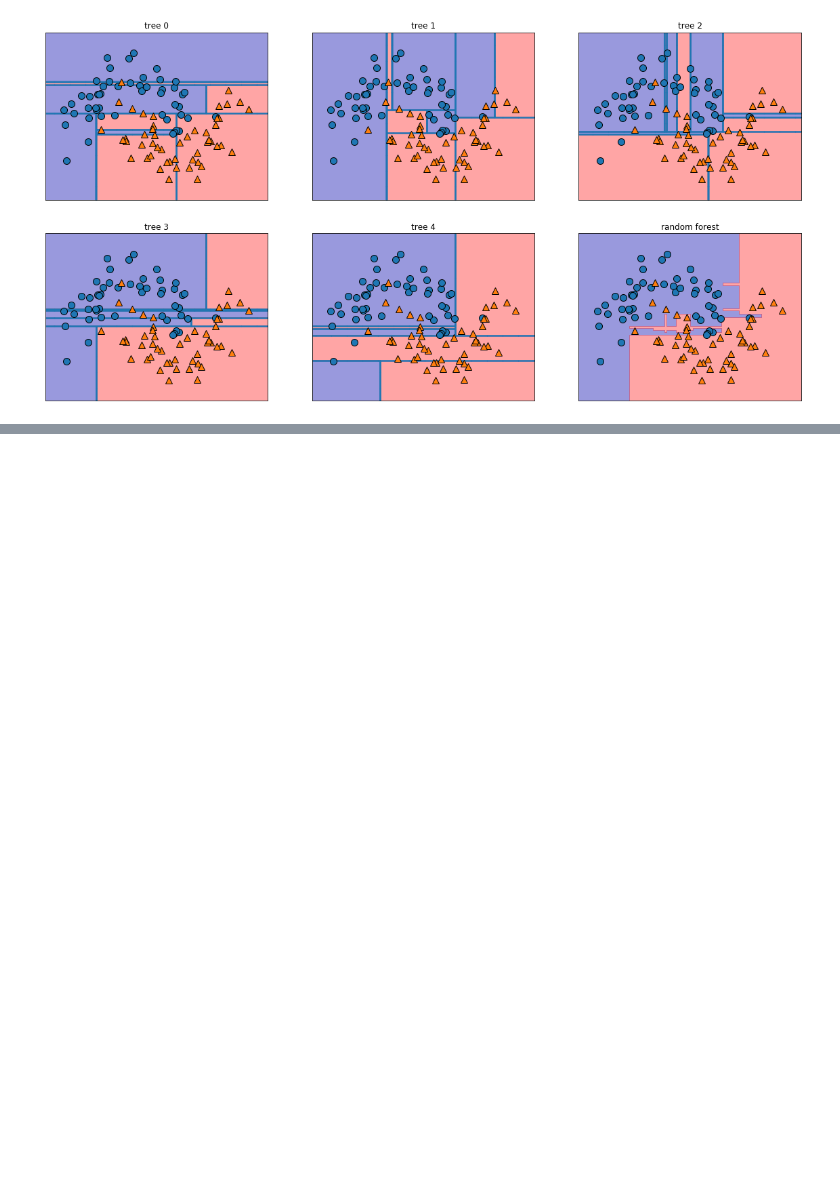
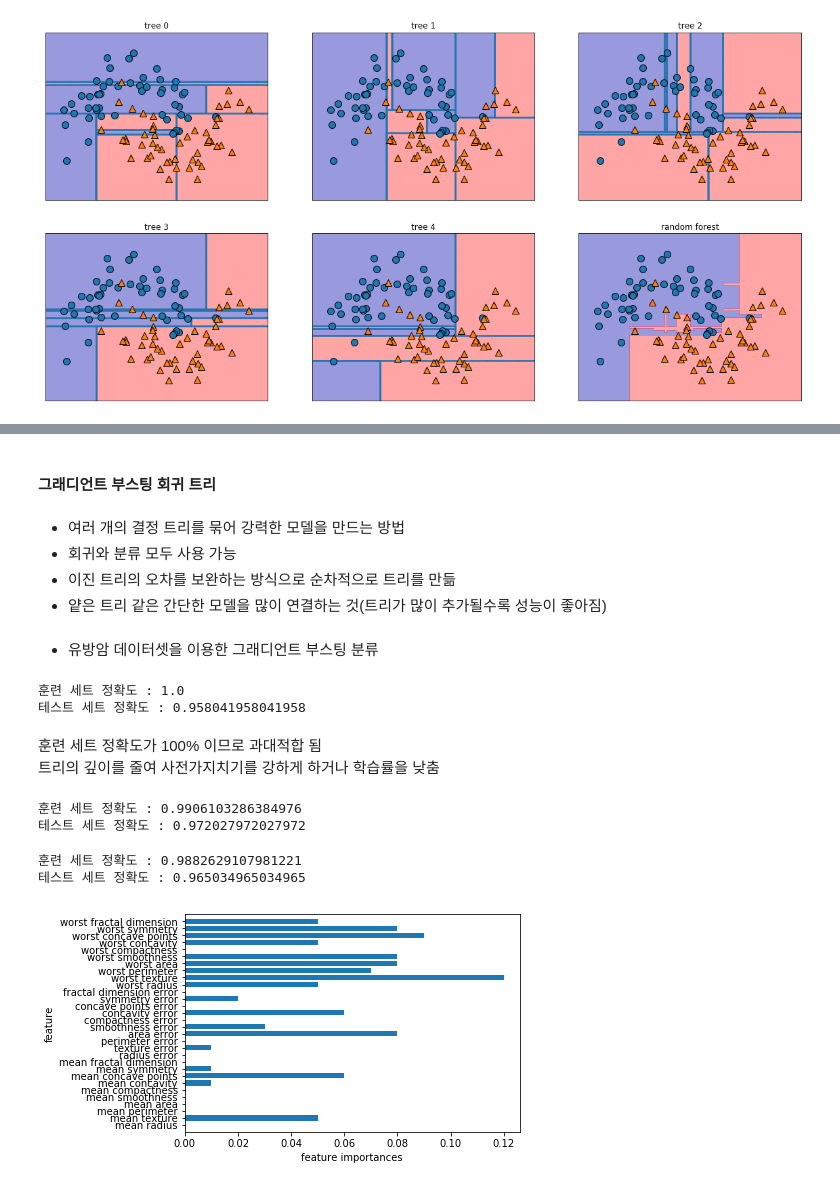
Before and after one commit to sooooner/ML_whit_python, a Jupyter notebook: ML_with_python_CH2_naive_and_decision_tree.ipynb, the cells around one changed output, grey strips where cells are left out. Cells and saved outputs as stored; diff of their text form; code cells hidden in the pictures; blank space fills up the shorter version.

```diff
--- a/ML_with_python_CH2_naive_and_decision_tree.ipynb
+++ b/ML_with_python_CH2_naive_and_decision_tree.ipynb
@@ -310,0 +340,50 @@ mglearn.discrete_scatter(X[:, 0], X[:, 1],  y)
+# %% [markdown]
+#### 그래디언트 부스팅 회귀 트리
+# %% [markdown]
++ 여러 개의 결정 트리를 묶어 강력한 모델을 만드는 방법
++ 회귀와 분류 모두 사용 가능
++ 이진 트리의 오차를 보완하는 방식으로 순차적으로 트리를 만듦
++ 얕은 트리 같은 간단한 모델을 많이 연결하는 것(트리가 많이 추가될수록 성능이 좋아짐)
+# %% [markdown]
++ 유방암 데이터셋을 이용한 그래디언트 부스팅 분류
+# %%
+from sklearn.ensemble import GradientBoostingClassifier
+
+X_train, X_test, y_train, y_test = train_test_split(cancer.data, cancer.target, random_state=0)
+
+gbrt = GradientBoostingClassifier(random_state=0)
+gbrt.fit(X_train, y_train)
+
+print('훈련 세트 정확도 : {}'.format(gbrt.score(X_train, y_train)))
+print('테스트 세트 정확도 : {}'.format(gbrt.score(X_test, y_test)))
+# %% [output]
+훈련 세트 정확도 : 1.0
+테스트 세트 정확도 : 0.958041958041958
+# %% [markdown]
+훈련 세트 정확도가 100% 이므로 과대적합 됨
+트리의 깊이를 줄여 사전가지치기를 강하게 하거나 학습률을 낮춤
+# %%
+gbrt = GradientBoostingClassifier(random_state=0, max_depth=1)
+gbrt.fit(X_train, y_train)
+
+print('훈련 세트 정확도 : {}'.format(gbrt.score(X_train, y_train)))
+print('테스트 세트 정확도 : {}'.format(gbrt.score(X_test, y_test)))
+# %% [output]
+훈련 세트 정확도 : 0.9906103286384976
+테스트 세트 정확도 : 0.972027972027972
+# %%
+gbrt = GradientBoostingClassifier(random_state=0, learning_rate=.01)
+gbrt.fit(X_train, y_train)
+
+print('훈련 세트 정확도 : {}'.format(gbrt.score(X_train, y_train)))
+print('테스트 세트 정확도 : {}'.format(gbrt.score(X_test, y_test)))
+# %% [output]
+훈련 세트 정확도 : 0.9882629107981221
+테스트 세트 정확도 : 0.965034965034965
+# %%
+gbrt = GradientBoostingClassifier(random_state=0, max_depth=1)
+gbrt.fit(X_train, y_train)
+
+plot_feature_importances_cancer(gbrt)
+# %% [output]
+[figure, added]
```
Also changed, not shown: parts of 7 cells of this notebook.
